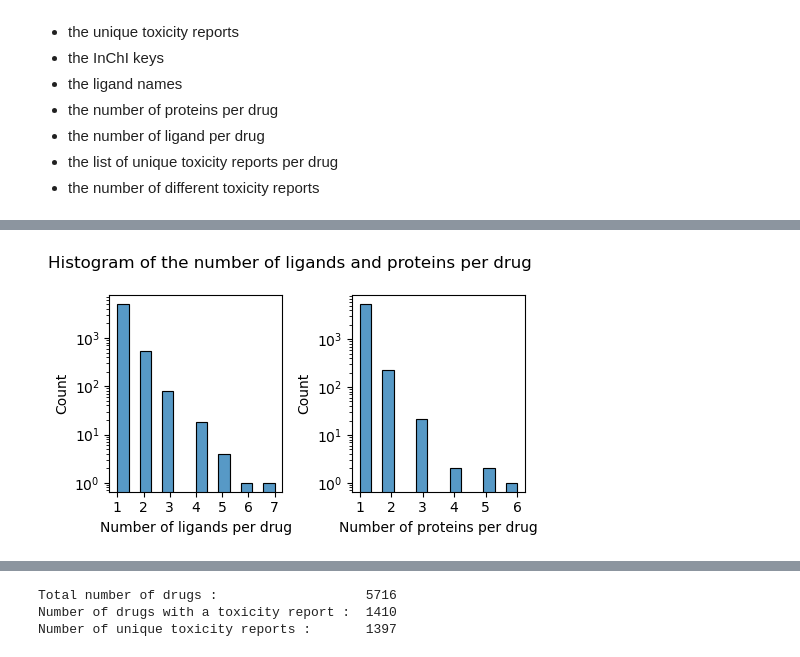
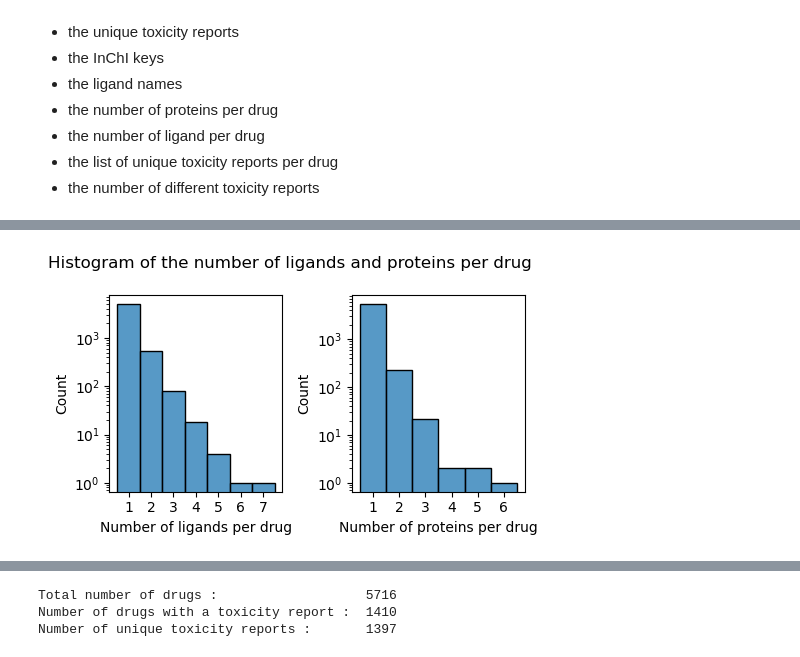
Before and after one commit to epfl-ada/ada-2024-project-hyperbabbage, a Jupyter notebook: mathis_final.ipynb, the cells around one changed output, grey strips where cells are left out. Cells and saved outputs as stored; diff of their text form; code cells hidden in the pictures.

```diff
--- a/mathis_final.ipynb
+++ b/mathis_final.ipynb
@@ -74,19 +135,19 @@ grouped_df_cancer["num_diff_toxicity"] = grouped_df_cancer["drugbank_drug_toxici
 # %%
 fig,axs = plt.subplots(1,2,figsize=(5,3))
 
 # ligands
-sns.histplot(grouped_df["num_lig_per_drug"],ax=axs[0])
+sns.histplot(grouped_df["num_lig_per_drug"],ax=axs[0],bins=np.arange(1, grouped_df["num_lig_per_drug"].max() + 2) - 0.5)
 axs[0].set_yscale("log")
 axs[0].set_xlabel("Number of ligands per drug")
 axs[0].set_xticks(np.arange(1, 8, 1))
 
 # proteins
-sns.histplot(grouped_df["num_prot_per_drug"], ax=axs[1])
+sns.histplot(grouped_df["num_prot_per_drug"], ax=axs[1],bins=np.arange(1, grouped_df["num_prot_per_drug"].max() + 2) - 0.5)
 axs[1].set_yscale("log")
 axs[1].set_xlabel("Number of proteins per drug")
 axs[1].set_xticks(np.arange(1, 7, 1))
 
 plt.suptitle("Histogram of the number of ligands and proteins per drug")
 plt.tight_layout()
 # %% [output]
-[figure, old version]
+[figure, new version]
```
Also changed, not shown: parts of 36 cells of this notebook, 1 other file.
